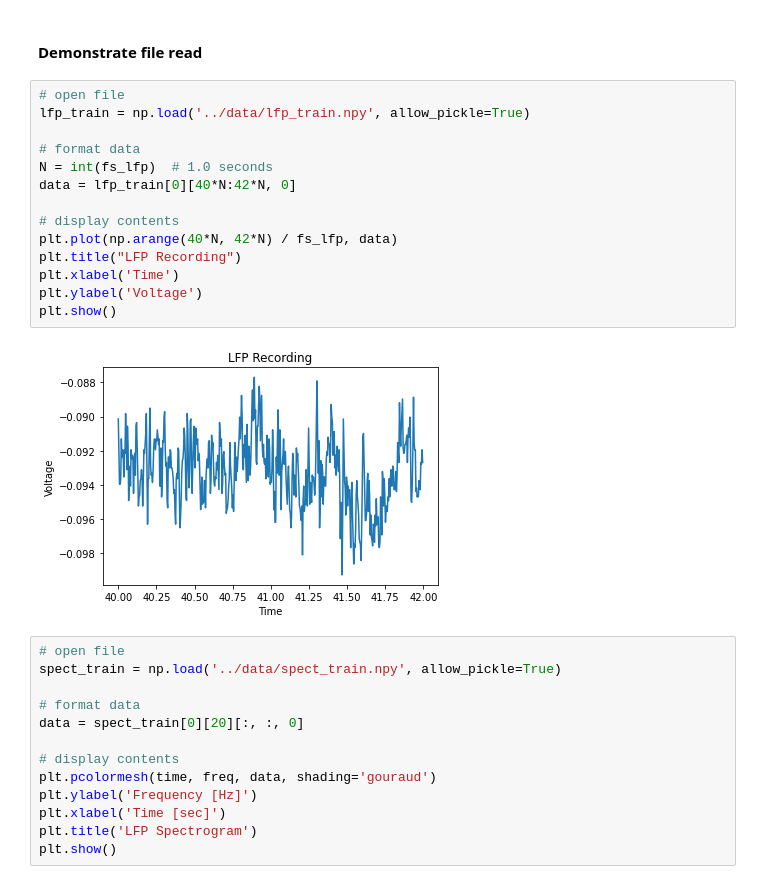
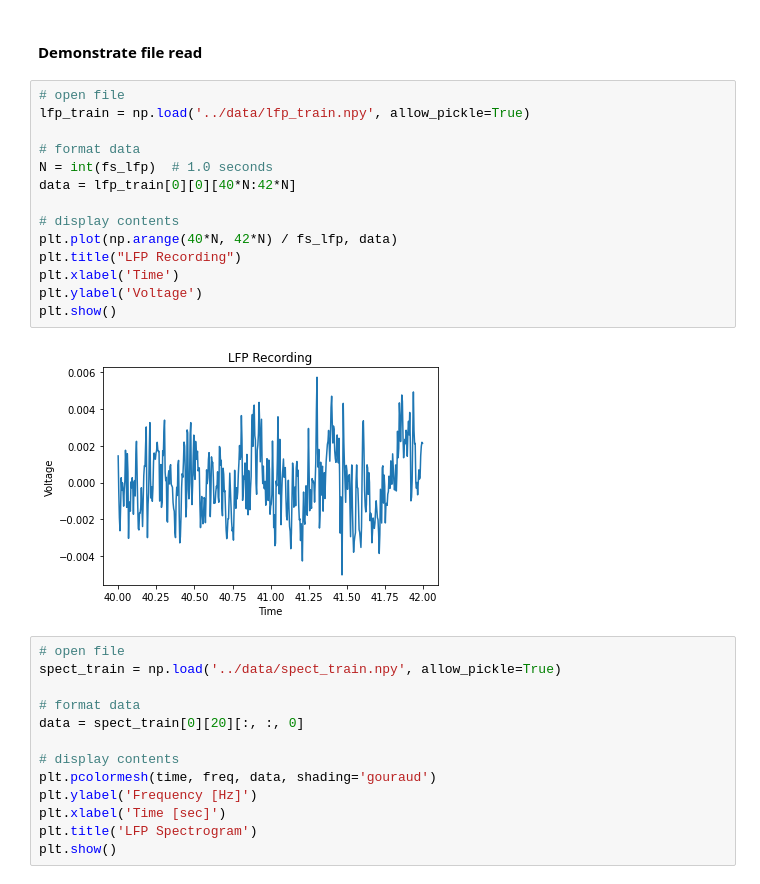
Before and after one commit to jcornell616/EEL5283-Project, a Jupyter notebook: src/preprocessing/preprocessing.ipynb, the cells around one changed output. Drawn from its saved outputs; the diff is of its cells as text.

```diff
--- a/src/preprocessing/preprocessing.ipynb
+++ b/src/preprocessing/preprocessing.ipynb
@@ -915,19 +1088,19 @@ Files written!
 # %%
 # open file
 lfp_train = np.load('../data/lfp_train.npy', allow_pickle=True)
 
 # format data
 N = int(fs_lfp)  # 1.0 seconds
-data = lfp_train[0][40*N:42*N, 0]
+data = lfp_train[0][0][40*N:42*N]
 
 # display contents
 plt.plot(np.arange(40*N, 42*N) / fs_lfp, data)
 plt.title("LFP Recording")
 plt.xlabel('Time')
 plt.ylabel('Voltage')
 plt.show()
 # %% [output]
-[figure, old version]
+[figure, new version]
 # %%
 # open file
 spect_train = np.load('../data/spect_train.npy', allow_pickle=True)
```
Also changed, not shown: parts of 6 cells of this notebook.
